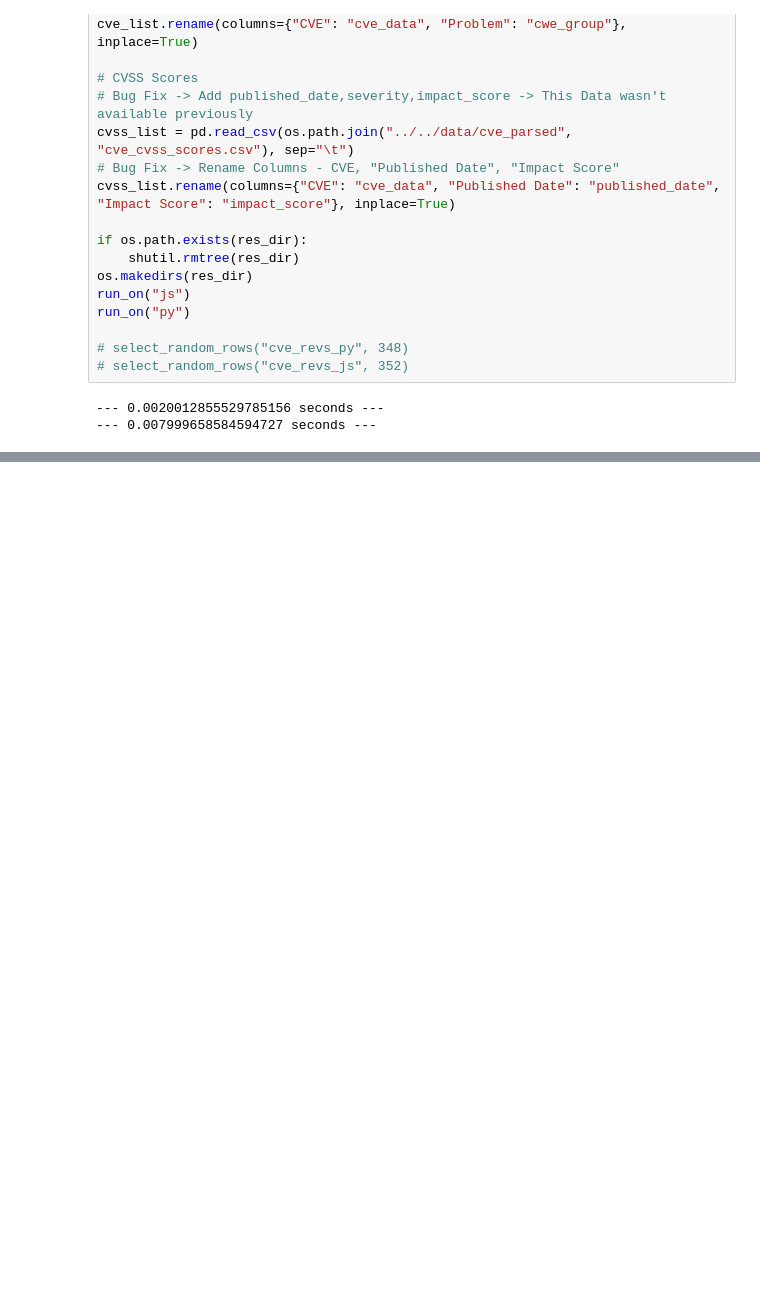
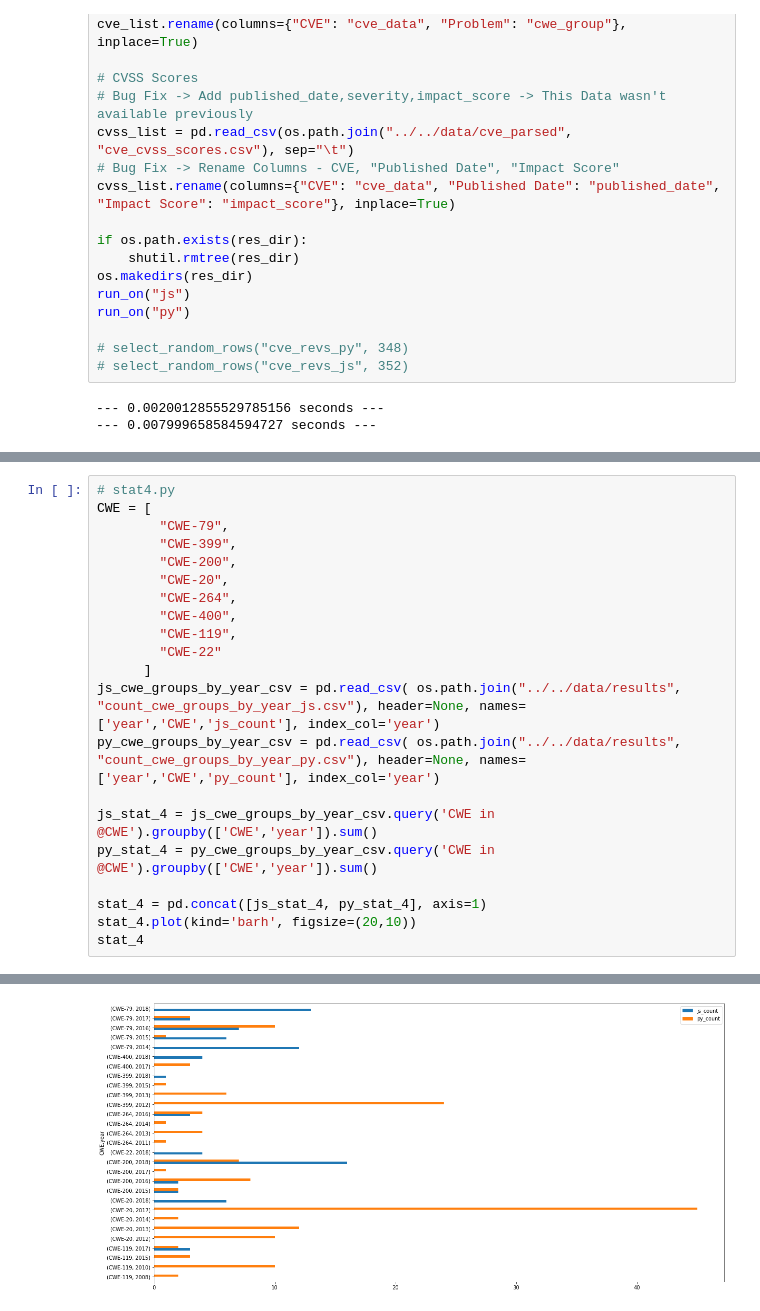
Before and after one commit to 0xsuid/msr-security-awareness, a Jupyter notebook: process/code/update_cve.ipynb, the cells around one changed output, grey strips where cells are left out. Saved outputs shown, nothing was run; the diff lists cells and outputs as text; blank space fills up the shorter version.

```diff
--- a/process/code/update_cve.ipynb
+++ b/process/code/update_cve.ipynb
@@ -148,0 +430,22 @@ run_on("py")
+# %%
+# stat4.py
+CWE = [
+        "CWE-79",
+        "CWE-399",
+        "CWE-200",
+        "CWE-20",
+        "CWE-264",
+        "CWE-400",
+        "CWE-119",
+        "CWE-22"
+      ]
+js_cwe_groups_by_year_csv = pd.read_csv( os.path.join("../../data/results", "count_cwe_groups_by_year_js.csv"), header=None, names=['year','CWE','js_count'], index_col='year')
+py_cwe_groups_by_year_csv = pd.read_csv( os.path.join("../../data/results", "count_cwe_groups_by_year_py.csv"), header=None, names=['year','CWE','py_count'], index_col='year')
+
+js_stat_4 = js_cwe_groups_by_year_csv.query('CWE in @CWE').groupby(['CWE','year']).sum()
+py_stat_4 = py_cwe_groups_by_year_csv.query('CWE in @CWE').groupby(['CWE','year']).sum()
+
+stat_4 = pd.concat([js_stat_4, py_stat_4], axis=1)
+stat_4.plot(kind='barh', figsize=(20,10))
+stat_4
+# %% [output]
@@ -148,0 +470 @@ run_on("py")
+[figure, added]
```
Also changed, not shown: parts of 12 cells of this notebook, 2 other files.
